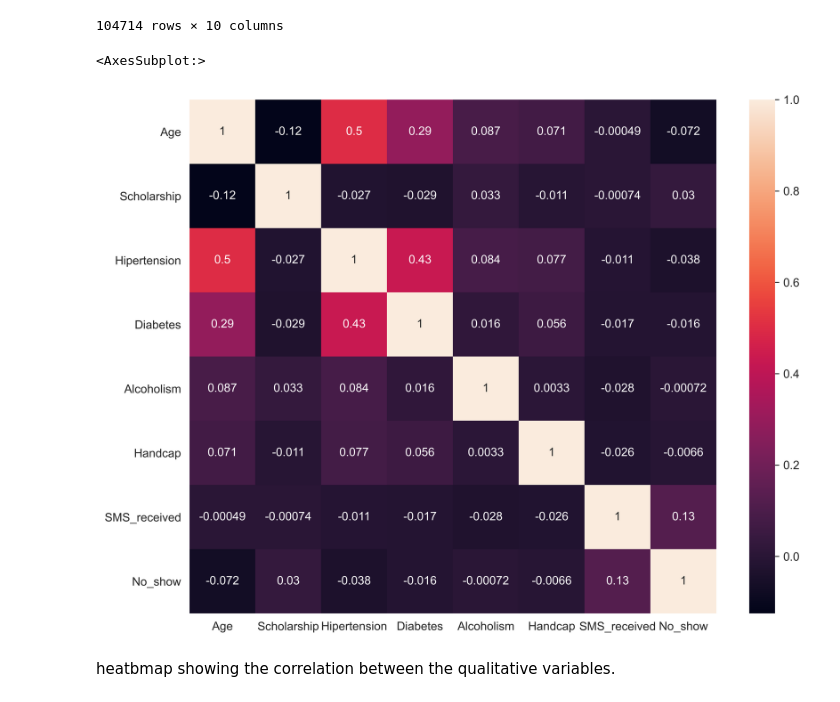
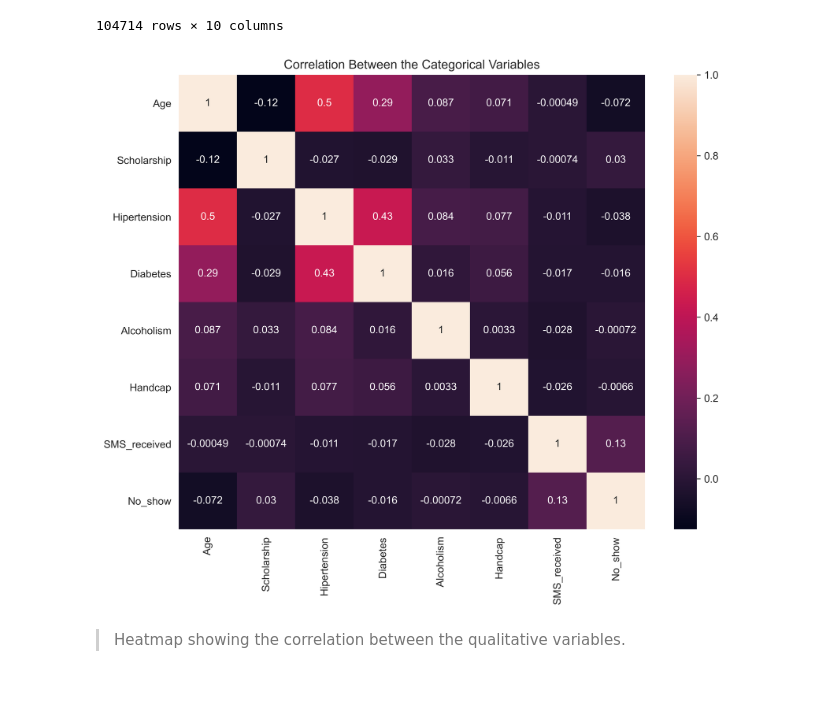
Before and after one commit to thetundedoherty/Investigation-on-medical-appointment-records-in-Brazil, a Jupyter notebook: Investigation on medical appointment records in Brazil .ipynb, the cells around one changed output. Drawn from its saved outputs; the diff is of its cells as text; code cells hidden in the pictures.

```diff
--- a/Investigation on medical appointment records in Brazil .ipynb
+++ b/Investigation on medical appointment records in Brazil .ipynb
@@ -734,11 +736,12 @@ for_corr
 104714 rows × 10 columns
 # %%
 plt.figure(figsize=(10,8), dpi = 600)
-sns.heatmap(for_corr.corr(), annot = True)
+ax = sns.heatmap(for_corr.corr(), annot = True)
+ax.set_title('Correlation Between the Categorical Variables')
+plt.xticks(rotation="90");
 # %% [output]
-<AxesSubplot:>
-[figure, old version]
+[figure, new version]
 # %% [markdown]
-heatbmap showing the correlation between the qualitative variables.
+> Heatmap showing the correlation between the qualitative variables.
 # %% [markdown]
 <a id='conclusions'></a>
```
Also changed, not shown: parts of 22 cells of this notebook.
